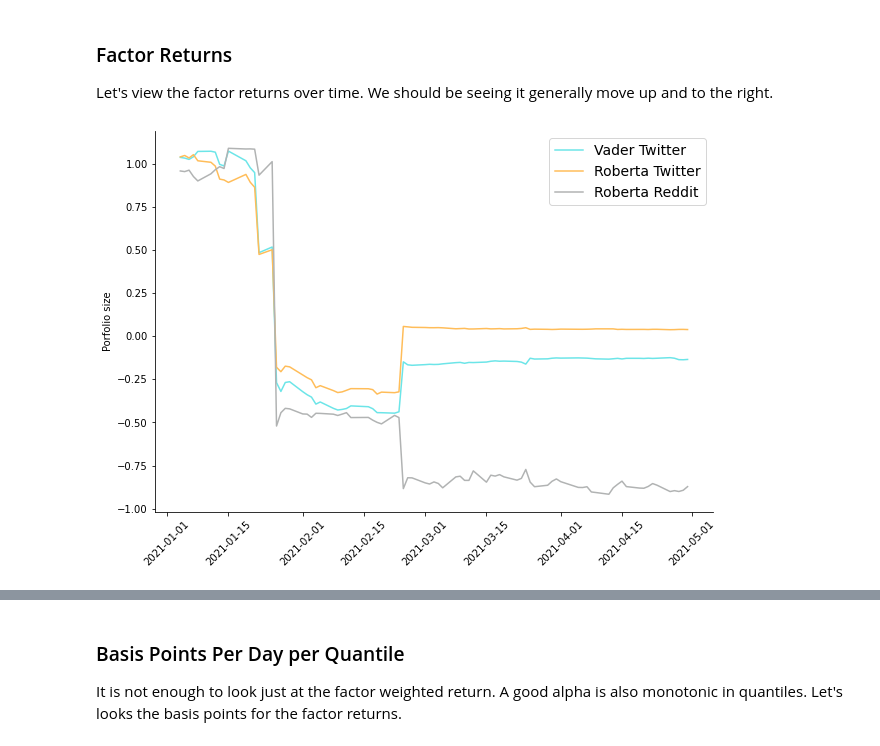
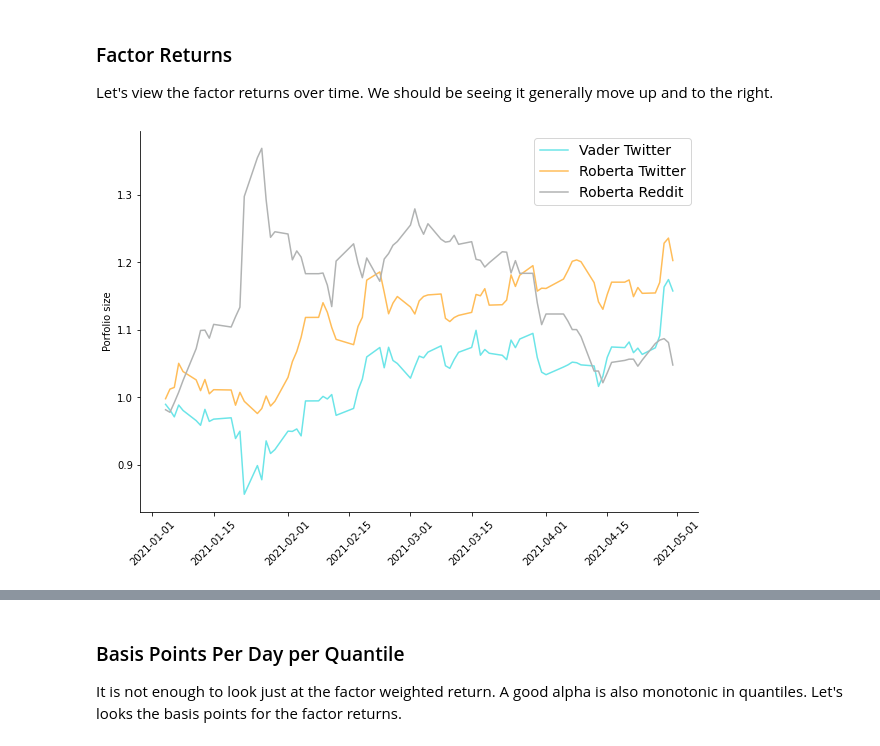
Before and after one commit to rometaidla/flash-boys, a Jupyter notebook: alphalens.ipynb, the cells around one changed output, grey strips where cells are left out. Saved outputs shown, nothing was run; the diff lists cells and outputs as text; code cells hidden in the pictures.

Commit message:
Missing datapoints in Reddit data fixed.

```diff
--- a/alphalens.ipynb
+++ b/alphalens.ipynb
@@ -25,3 +19,9 @@ factors = ["Vader Twitter", "Roberta Twitter", "Roberta Reddit"]
+# %%
+#stocks = ["PLTR", "TSLA", "AMC", "NOK", "GME", "AAPL"]
+stocks = ["AAPL", "PLTR", "TSLA", "NOK"]
+#stocks = ["AAPL", "PLTR", "TSLA"]
+#stocks = ["FB", "AAPL", "AMZN", "GOOG", "NFLX", "PLTR", "TSLA"]
+factors = ["Vader Twitter", "Roberta Twitter", "Roberta Reddit"]
 # %% [markdown]
 ## Sentiments Data
 # %% [markdown]
@@ -138,24 +138,24 @@ Let's view the factor returns over time. We should be seeing it generally move u
 # %%
 ls_factor_returns = pd.DataFrame()
 
 for factor_name, data in factor_data.items():
     ls_factor_returns[factor_name] = al.performance.factor_returns(data).iloc[:, 0]
 
-cum_returns = (1 + ls_factor_returns).cumprod()
+cum_returns = (1 + ls_factor_returns).cumprod().ffill()
 
 fig = plt.figure(figsize=(10, 7), facecolor='white')
 ax = plt.axes(frameon=True)
 ax.set_prop_cycle('color', ['#6ce5e8', '#ffbd59', '#b1b3b3'])
 #plt.axis('off')
 ax.spines['right'].set_visible(False)
 ax.spines['top'].set_visible(False)
 
 plt.xticks(rotation=45)
 
 plt.rcParams.update({'font.size': 14})
 plt.plot(cum_returns)
 plt.legend(["Vader Twitter", "Roberta Twitter", "Roberta Reddit"])
 plt.ylabel("Porfolio size")
 plt.savefig("poster1.png");
 # %% [output]
-[figure, old version]
+[figure, new version]
```
Also changed, not shown: parts of 10 cells of this notebook.
